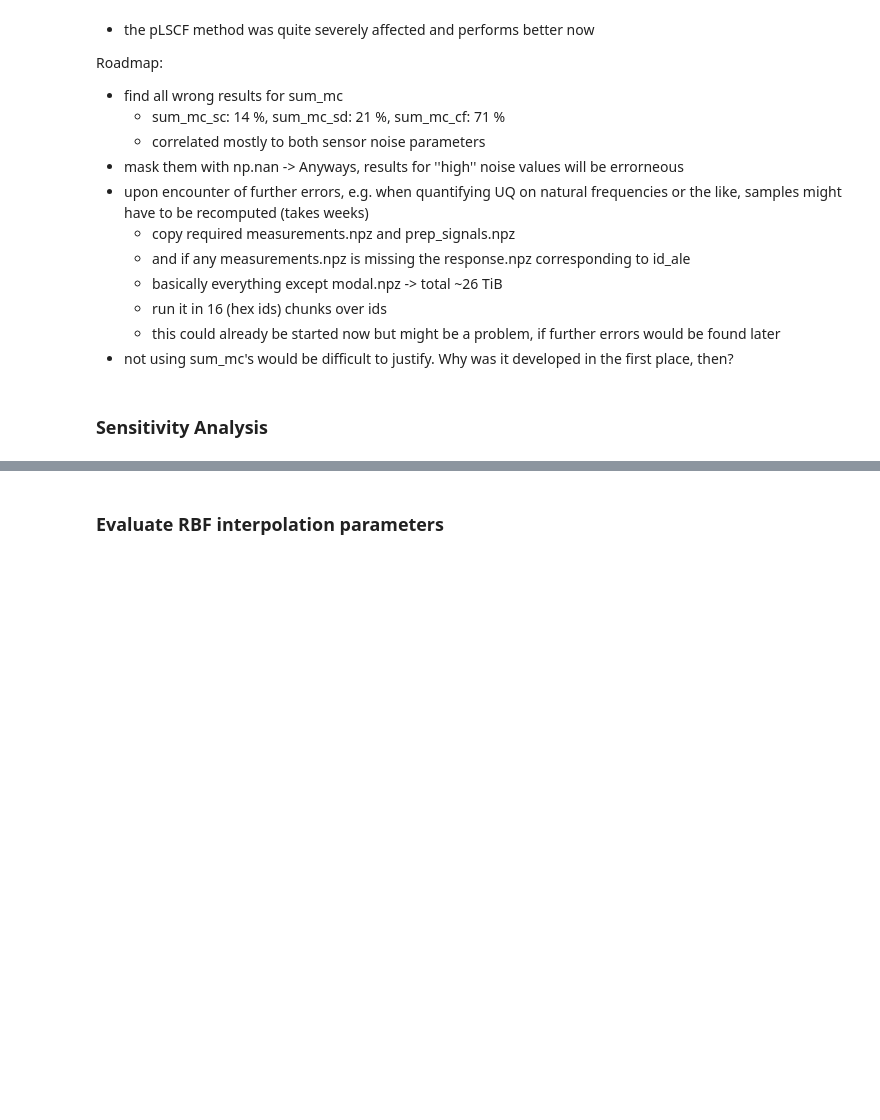
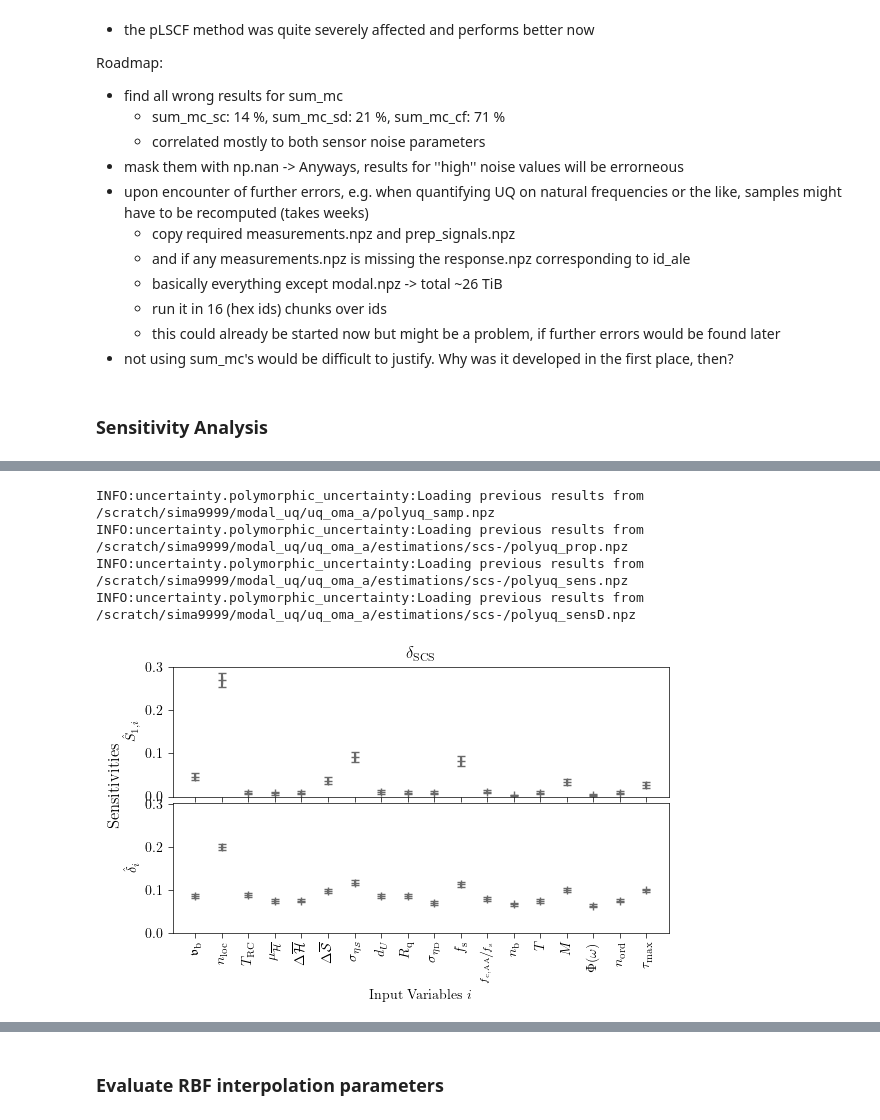
Before and after one commit to simonmarwitz/oma_uq, a Jupyter notebook: examples/UQ_OMA.ipynb, the cells around one changed output, grey strips where cells are left out. Cells and saved outputs as stored; diff of their text form; code cells hidden in the pictures; blank space fills up the shorter version.

```diff
--- a/examples/UQ_OMA.ipynb
+++ b/examples/UQ_OMA.ipynb
@@ -2151,6 +2125,7 @@ def sensi(ret_dir):
 # %%
 ray.shutdown()
 ray.init(address='auto', _redis_password='5241590000000000')
+remote_sensi = ray.remote(sensi)
 
 for ret_name in ['f_cf', 'd_cf']:
     for mode_no in range(13):
@@ -2162,4 +2137,4 @@ for ret_name in ['f_cf', 'd_cf']:
 
         poly_uq = PolyUQ(vars_ale, vars_epi, dim_ex=dim_ex)
 
-        sensi.remote(ret_dir)
+        remote_sensi.remote(ret_dir)
@@ -2170,9 +2157,10 @@ plt.close('all')
 from helpers import get_pcd
 # num_params = len(names)
 num_params = 18
-for ret_name in ['f_cf', 'd_cf']:
-    for mode_no in range(13):
+for ret_name in ['scs']:#['f_cf', 'd_cf']:
+    for mode_no in range(1):#range(13):
         ret_ind = {'mode':mode_no}
+        ret_ind = {}
 
         ret_dir = f'{ret_name}-{".".join(str(e) for e in ret_ind.values())}'
         samp_path = os.path.join(result_dir,'polyuq_samp.npz')
@@ -2186,33 +2174,39 @@ for ret_name in ['f_cf', 'd_cf']:
         with matplotlib.rc_context(get_pcd('print')):
             fig, axes = plt.subplots(2,1, sharex=True, sharey=True)
 
             poly_uq.load_state(sens_path, differential='sens')
             S1_var = poly_uq.S_point
             conf_var = poly_uq.S_conf
 
             poly_uq.load_state(result_dir / 'estimations' / f'{ret_dir}/polyuq_sensD.npz', differential='sens')
             S1_dens = poly_uq.S_point
             conf_dens = poly_uq.S_conf
 
             eb_cont = axes[0].errorbar(np.arange(num_params), S1_var, [S1_var-conf_var[0],conf_var[1]-S1_var],
                                    marker='+', ls='none', capsize=3,  color='dimgrey')
             eb_cont = axes[1].errorbar(np.arange(num_params), S1_dens, [S1_dens-conf_dens[0],conf_dens[1]-S1_dens],
                                    marker='+', ls='none', capsize=3,  color='dimgrey')
 
             plt.ylim(ymin=0)
             plt.xlabel('Input Variables $i$')
             axes[0].set_ylabel('$\hat{S}_{1,i}$')
             axes[1].set_ylabel('$\hat{\delta}_i$')
             fig.supylabel('Sensitivities', y=0.6)
 
             labels = [var.pretty_name for var in vars_ale if var.primary] + [var.pretty_name for var in vars_epi if var.primary]
             axes[0].set_title(poly_uq.pretty_out_name)
             axes[1].set_xticks(np.arange(num_params), labels, rotation=90)
             plt.subplots_adjust(top=0.93,bottom=0.2, left=0.13, right=0.97, hspace=0.05)
             plt.show()
             plt.savefig(f'/home/sima9999/2019_OMA_UQ/tex/figures/examples/uq_oma_a/sensi_{ret_dir}.pdf', backend='pgf')
             plt.savefig(f'/home/sima9999/2019_OMA_UQ/tex/figures/examples/uq_oma_a/sensi_{ret_dir}.png', backend='pgf')
             # plt.close(fig)
+# %% [output]
+INFO:uncertainty.polymorphic_uncertainty:Loading previous results from  /scratch/sima9999/modal_uq/uq_oma_a/polyuq_samp.npz
+INFO:uncertainty.polymorphic_uncertainty:Loading previous results from  /scratch/sima9999/modal_uq/uq_oma_a/estimations/scs-/polyuq_prop.npz
+INFO:uncertainty.polymorphic_uncertainty:Loading previous results from  /scratch/sima9999/modal_uq/uq_oma_a/estimations/scs-/polyuq_sens.npz
+INFO:uncertainty.polymorphic_uncertainty:Loading previous results from  /scratch/sima9999/modal_uq/uq_oma_a/estimations/scs-/polyuq_sensD.npz
+[figure, added]
 # %%
 plt.close('all')
 # 'dens' is inconsistent for sum_mc_sd due to implementation errors in SSIData
```
Also changed, not shown: parts of 21 cells of this notebook, 1 other file.
